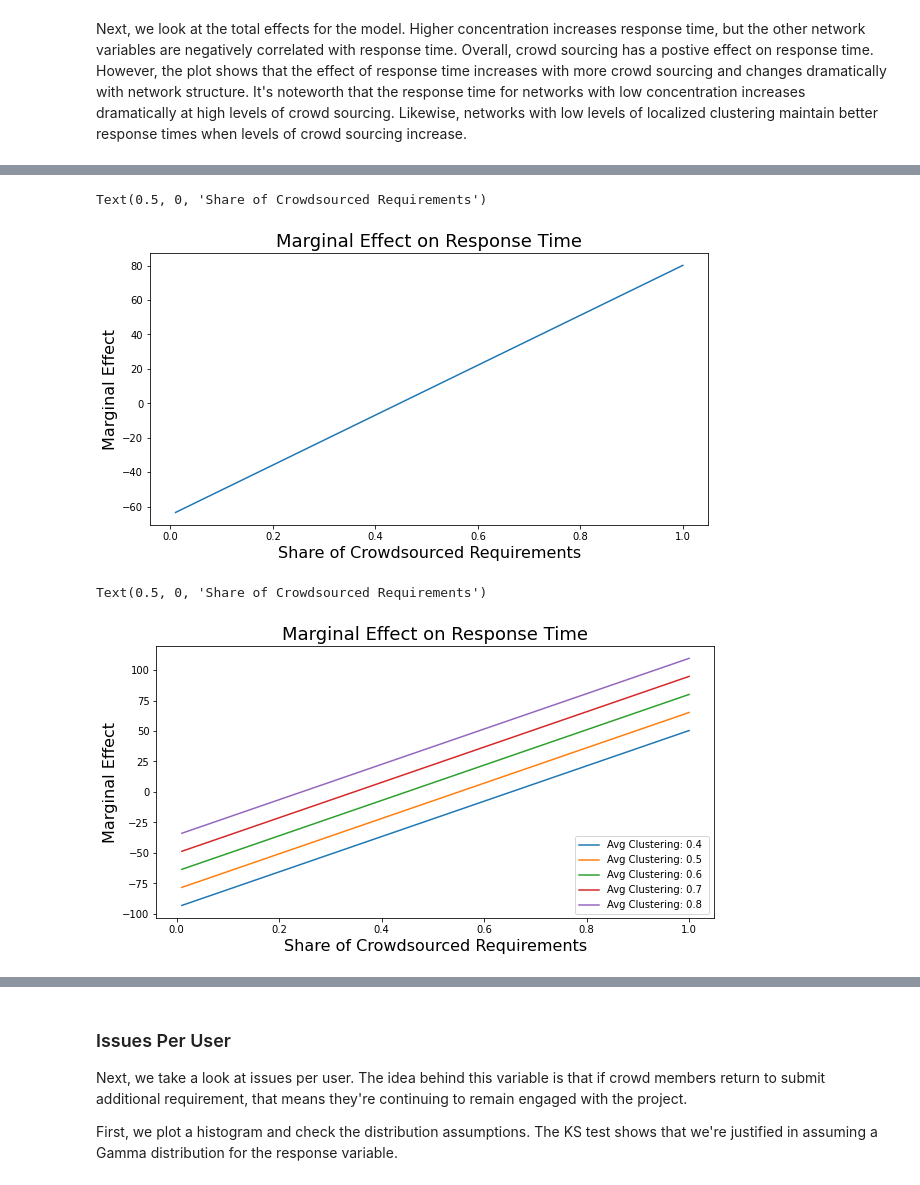
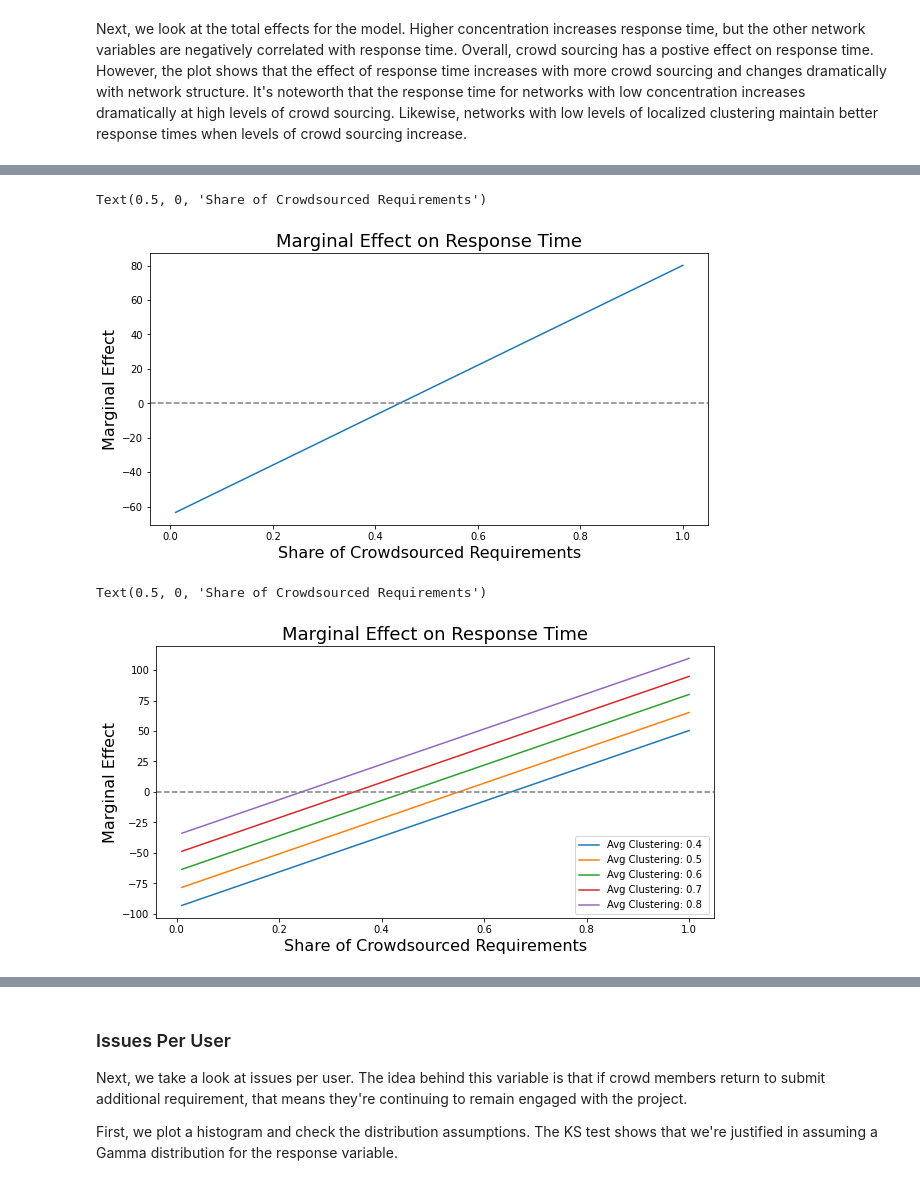
Before and after one commit to MthwRobinson/sh-network-paper, a Jupyter notebook: notebooks/analysis.ipynb, the cells around one changed output, grey strips where cells are left out. Saved outputs shown, nothing was run; the diff lists cells and outputs as text; code cells hidden in the pictures.

```diff
--- a/notebooks/analysis.ipynb
+++ b/notebooks/analysis.ipynb
@@ -809,24 +814,25 @@ calc_total_effect(data, res, X)
 # %%
 plt.figure(figsize=(10, 5))
 
 marginal_effects = {'crowd_pct': [], 'effect': []}
 for i in range(100):
     crowd_pct = (i+1)/100
     avg_effect = (2 * res.params['crowd_pct_2'] * crowd_pct +
               res.params['gini_coefficientXcrowd_pct'] * data['gini_coefficient'].mean() +
               res.params['avg_clusteringXcrowd_pct'] * data['avg_clustering'].mean())
     marginal_effects['crowd_pct'].append(crowd_pct)
     marginal_effects['effect'].append(avg_effect)
 
 marginal_effects = pd.DataFrame(marginal_effects)
 sns.lineplot(y=marginal_effects['effect'], x=marginal_effects['crowd_pct'])
 
+plt.axhline(y=0, color='grey', linestyle='--')
 plt.title('Marginal Effect on Response Time', fontsize=18)
 plt.ylabel('Marginal Effect', fontsize=16)
 plt.xlabel('Share of Crowdsourced Requirements', fontsize=16)
 # %% [output]
 Text(0.5, 0, 'Share of Crowdsourced Requirements')
-[figure, old version]
+[figure, new version]
 # %%
 plt.figure(figsize=(10, 5))
 
@@ -845,13 +851,14 @@ for avg_clustering in [0.4, 0.5, 0.6, 0.7, 0.8]:
     marginal_effects = pd.DataFrame(marginal_effects)
     sns.lineplot(y=marginal_effects['effect'], x=marginal_effects['crowd_pct'], label=label)
 
+plt.axhline(y=0, color='grey', linestyle='--')
 plt.legend(bbox_to_anchor=(.75, 0.3), loc=2, borderaxespad=0.)
 plt.title('Marginal Effect on Response Time', fontsize=18)
 plt.ylabel('Marginal Effect', fontsize=16)
 plt.xlabel('Share of Crowdsourced Requirements', fontsize=16)
 # %% [output]
 Text(0.5, 0, 'Share of Crowdsourced Requirements')
-[figure, old version]
+[figure, new version]
 # %%
 plt.figure(figsize=(10, 5))
 
```
Also changed, not shown: parts of 35 cells of this notebook, 1 other file.
